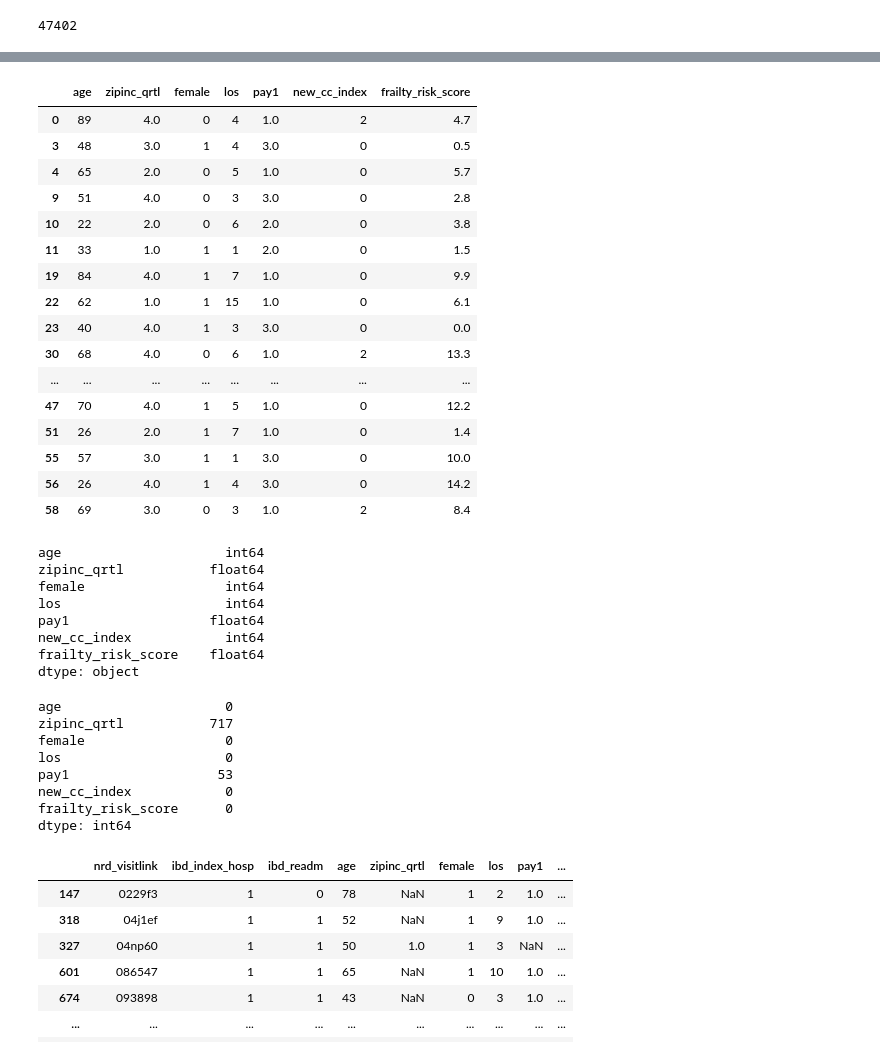
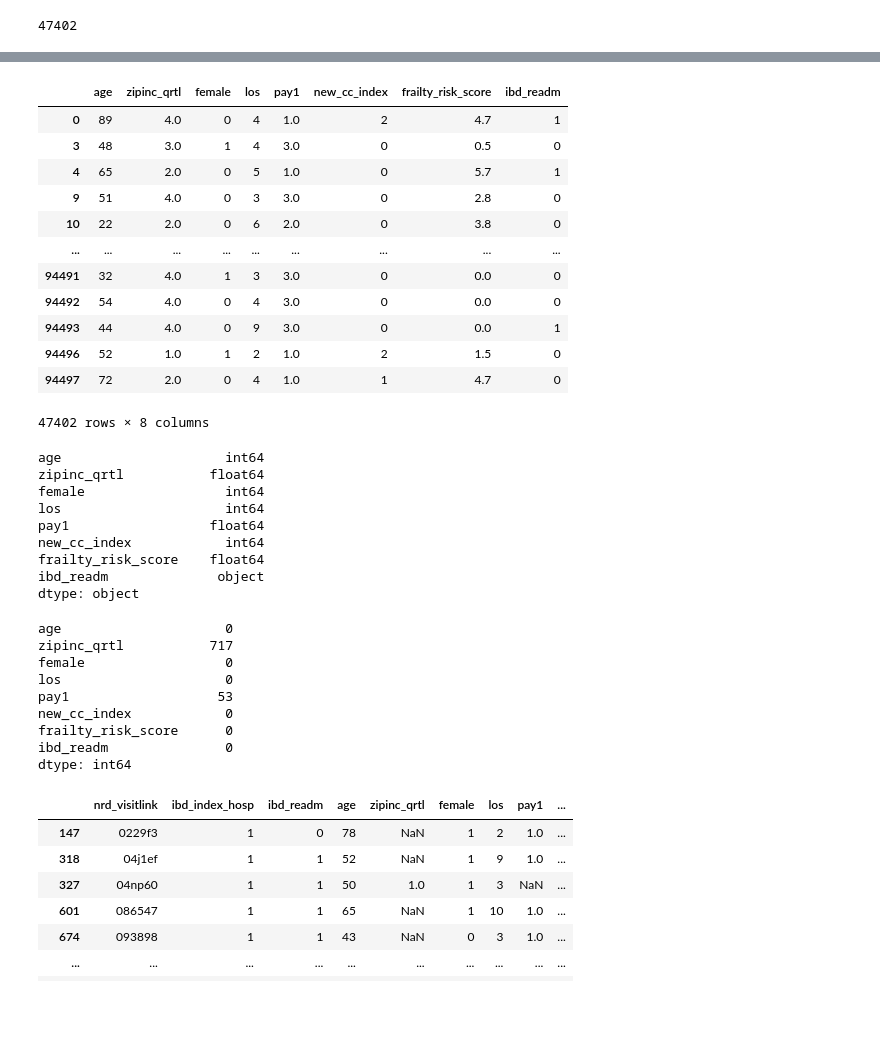
Before and after one commit to jgabunilas/IBD-final-project, a Jupyter notebook: NRD 2013 - machine learning.ipynb, the cells around one changed output, grey strips where cells are left out. Cells and saved outputs as stored; diff of their text form; code cells hidden in the pictures; blank space fills up the shorter version.

```diff
--- a/NRD 2013 - machine learning.ipynb
+++ b/NRD 2013 - machine learning.ipynb
@@ -214,16 +377,7 @@ Length: 308, dtype: int64
 # %%
 # Drop all rows with null values
-readm_data_df.dropna(axis='columns')
-
-# # Check the data
-# print(readm_data_df["ibd_index_hosp"].count())
-# print('-' * 15)
-
-# # Check the data
-# print(readm_data_df.head(15))
-# print('-' * 15)
-
-# # Check the data
-# print(readm_data_df.tail(15))
-# print('-' * 15)
+readm_data_df = readm_data_df.dropna(axis='columns', how='all')
+# readm_data_df = readm_data_df.dropna(axis = 'rows')
+readm_data_df
+# readm_data_df.dropna()
 # %% [output]
@@ -263,27 +417,23 @@ print(readm_data_df.columns.values)
 # %%
 # Grab the features
-data = readm_data_df[[age', 'zipinc_qrtl', 'female', 'los', 'pay1', 'new_cc_index', 'frailty_risk_score']]
+data = readm_data_df[['age', 'zipinc_qrtl', 'female', 'los', 'pay1', 'new_cc_index', 'frailty_risk_score', 'ibd_readm']]
 # data = readm_data_df[['age', 'female', 'los', 'new_cc_index', 'frailty_risk_score']]
 feature_names = data.columns
-data.head(25)
+data
 # %% [output]
-|  | age | zipinc_qrtl | female | los | pay1 | new_cc_index | frailty_risk_score |
-| 0 | 89 | 4.0 | 0 | 4 | 1.0 | 2 | 4.7 |
-| 3 | 48 | 3.0 | 1 | 4 | 3.0 | 0 | 0.5 |
-| 4 | 65 | 2.0 | 0 | 5 | 1.0 | 0 | 5.7 |
-| 9 | 51 | 4.0 | 0 | 3 | 3.0 | 0 | 2.8 |
-| 10 | 22 | 2.0 | 0 | 6 | 2.0 | 0 | 3.8 |
-| 11 | 33 | 1.0 | 1 | 1 | 2.0 | 0 | 1.5 |
-| 19 | 84 | 4.0 | 1 | 7 | 1.0 | 0 | 9.9 |
-| 22 | 62 | 1.0 | 1 | 15 | 1.0 | 0 | 6.1 |
-| 23 | 40 | 4.0 | 1 | 3 | 3.0 | 0 | 0.0 |
-| 30 | 68 | 4.0 | 0 | 6 | 1.0 | 2 | 13.3 |
-| ... | ... | ... | ... | ... | ... | ... | ... |
-| 47 | 70 | 4.0 | 1 | 5 | 1.0 | 0 | 12.2 |
-| 51 | 26 | 2.0 | 1 | 7 | 1.0 | 0 | 1.4 |
-| 55 | 57 | 3.0 | 1 | 1 | 3.0 | 0 | 10.0 |
-| 56 | 26 | 4.0 | 1 | 4 | 3.0 | 0 | 14.2 |
-| 58 | 69 | 3.0 | 0 | 3 | 1.0 | 2 | 8.4 |
+|  | age | zipinc_qrtl | female | los | pay1 | new_cc_index | frailty_risk_score | ibd_readm |
+| 0 | 89 | 4.0 | 0 | 4 | 1.0 | 2 | 4.7 | 1 |
+| 3 | 48 | 3.0 | 1 | 4 | 3.0 | 0 | 0.5 | 0 |
+| 4 | 65 | 2.0 | 0 | 5 | 1.0 | 0 | 5.7 | 1 |
+| 9 | 51 | 4.0 | 0 | 3 | 3.0 | 0 | 2.8 | 0 |
+| 10 | 22 | 2.0 | 0 | 6 | 2.0 | 0 | 3.8 | 0 |
+| ... | ... | ... | ... | ... | ... | ... | ... | ... |
+| 94491 | 32 | 4.0 | 1 | 3 | 3.0 | 0 | 0.0 | 0 |
+| 94492 | 54 | 4.0 | 0 | 4 | 3.0 | 0 | 0.0 | 0 |
+| 94493 | 44 | 4.0 | 0 | 9 | 3.0 | 0 | 0.0 | 1 |
+| 94496 | 52 | 1.0 | 1 | 2 | 1.0 | 2 | 1.5 | 0 |
+| 94497 | 72 | 2.0 | 0 | 4 | 1.0 | 1 | 4.7 | 0 |
+47402 rows × 8 columns
 # %%
 # Check the data types
 data.dtypes
@@ -295,6 +445,7 @@ los                     int64
 pay1                  float64
 new_cc_index            int64
 frailty_risk_score    float64
+ibd_readm              object
 dtype: object
 # %%
 # Check for na values
@@ -307,6 +458,7 @@ los                     0
 pay1                   53
 new_cc_index            0
 frailty_risk_score      0
+ibd_readm               0
 dtype: int64
 # %%
 # Show rows where the null values are
```
Also changed, not shown: parts of 24 cells of this notebook, 2 other files.
